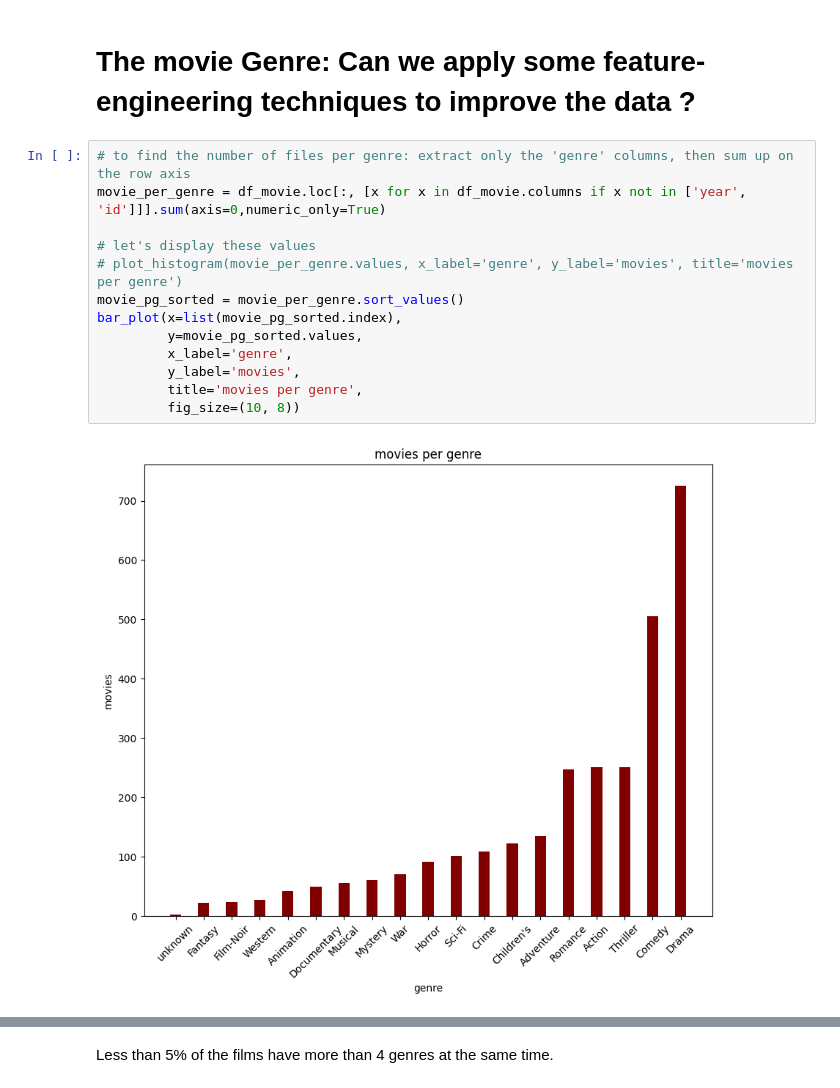
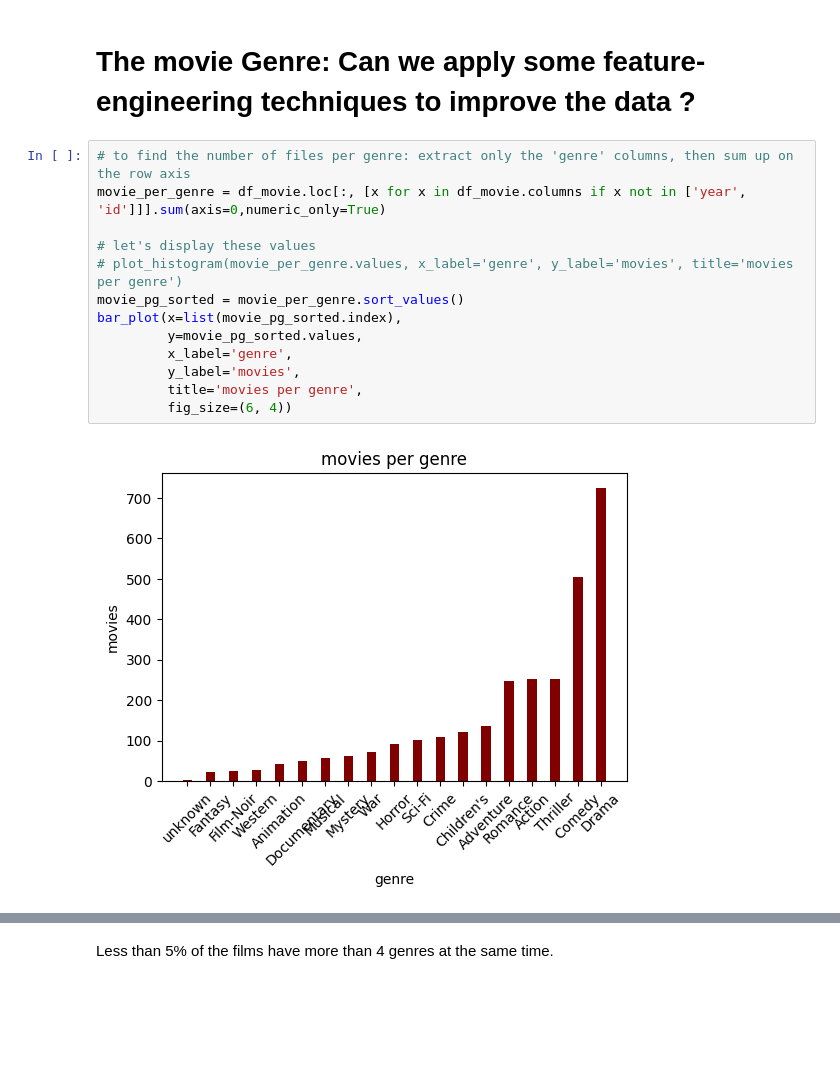
Before and after one commit to ayhem18/MovieLens_RecSys, a Jupyter notebook: experimentation/movie_data_analysis.ipynb, the cells around one changed output, grey strips where cells are left out. Drawn from its saved outputs; the diff is of its cells as text; blank space fills up the shorter version.

```diff
--- a/experimentation/movie_data_analysis.ipynb
+++ b/experimentation/movie_data_analysis.ipynb
@@ -139,17 +140,17 @@ We can see that the majority of the movies were released between the year 1990 a
 # %%
 # to find the number of files per genre: extract only the 'genre' columns, then sum up on the row axis
 movie_per_genre = df_movie.loc[:, [x for x in df_movie.columns if x not in ['year', 'id']]].sum(axis=0,numeric_only=True)
 
 # let's display these values
 # plot_histogram(movie_per_genre.values, x_label='genre', y_label='movies', title='movies per genre')
 movie_pg_sorted = movie_per_genre.sort_values()
 bar_plot(x=list(movie_pg_sorted.index),
          y=movie_pg_sorted.values,
          x_label='genre',
          y_label='movies',
          title='movies per genre',
-         fig_size=(10, 8))
+         fig_size=(6, 4))
 # %% [output]
-[figure, old version]
+[figure, new version]
 # %%
 # is it possible to squeeze all these different genres into fewer genres
```
Also changed, not shown: parts of 3 cells of this notebook, 7 other files.
